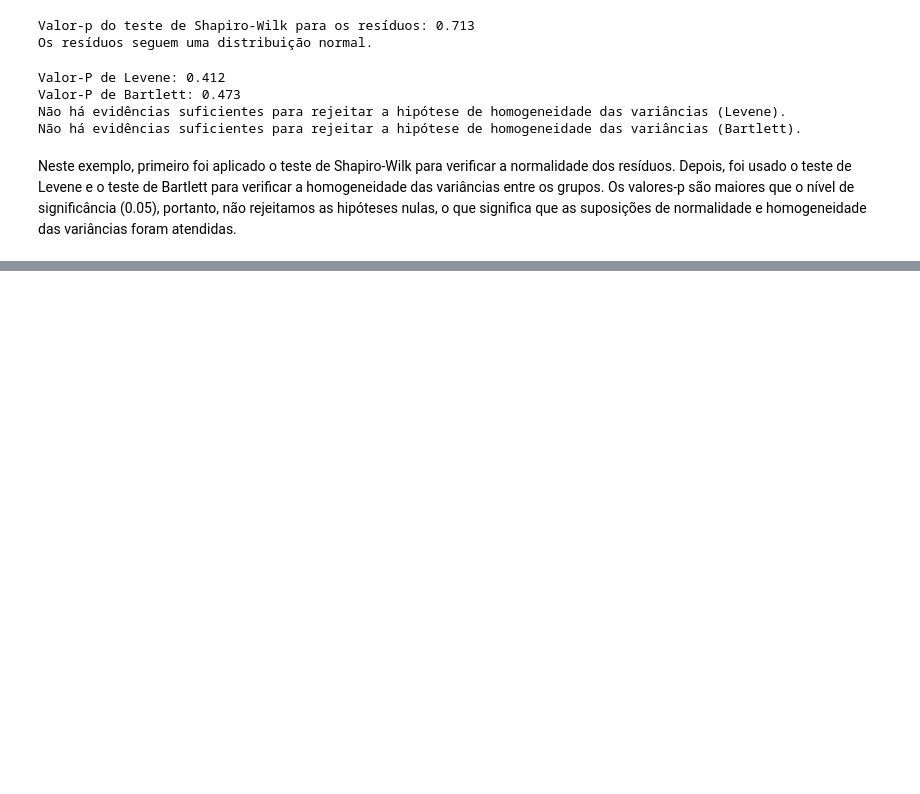
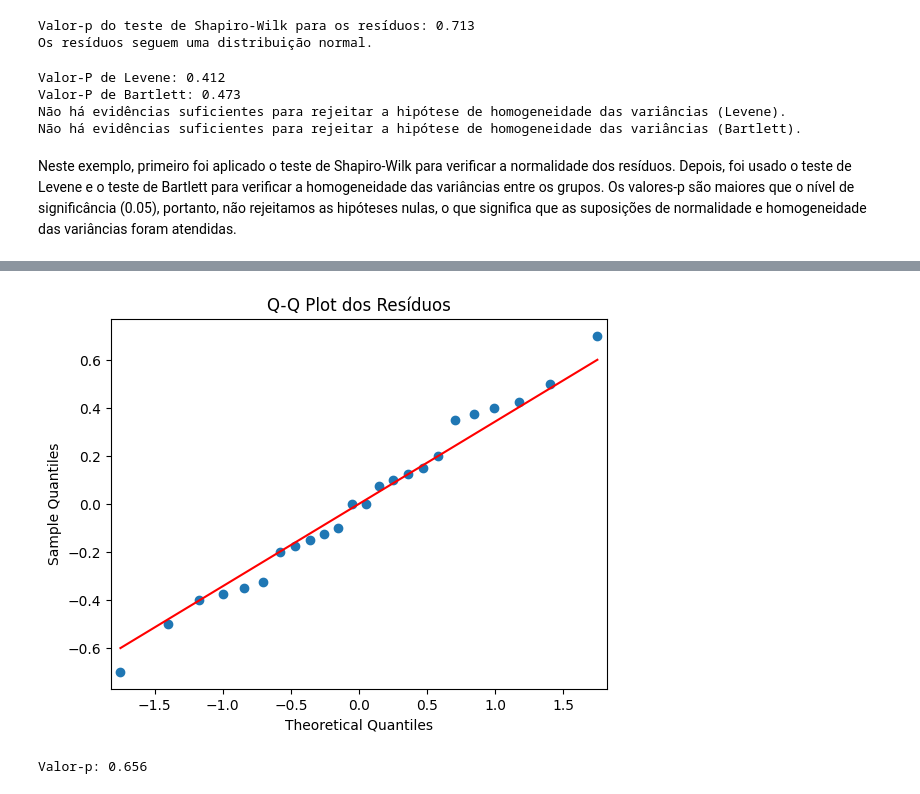
Before and after one commit to prisciladalepiane/machine-learning, a Jupyter notebook: 02-mat-est-aplicada/conceitos/12-Metodos-Parametricos.ipynb, the cells around one changed output, grey strips where cells are left out. Saved outputs shown, nothing was run; the diff lists cells and outputs as text; code cells hidden in the pictures; blank space fills up the shorter version.

Commit message:
ANOVA de 2 fatores

```diff
--- a/02-mat-est-aplicada/conceitos/12-Metodos-Parametricos.ipynb
+++ b/02-mat-est-aplicada/conceitos/12-Metodos-Parametricos.ipynb
@@ -307,0 +320,8 @@ Depois, foi usado o teste de Levene e o teste de Bartlett para verificar a homog
+# %%
+dados = pd.DataFrame({
+    'PesoPerdido': [1.2, 1.5, 1.7, 2.0, 2.3, 2.5, 2.8, 3.0, 2.4, 2.6, 2.9, 3.1,
+                    1.8, 2.0, 2.2, 2.5, 2.7, 2.9, 3.2, 3.5, 3.1, 3.3, 3.6, 3.8],
+    'Dieta': ['A', 'A', 'A', 'A', 'A', 'A', 'A', 'A', 'B', 'B', 'B', 'B', 'B', 'B', 'B', 'B', 'B', 'B', 'B', 'B', 'B', 'B', 'B', 'B'],
+    'Exercicio': ['Baixo', 'Baixo', 'Baixo', 'Baixo', 'Medio', 'Medio', 'Medio', 'Medio', 'Alto', 'Alto', 'Alto', 'Alto', 'Baixo', 'Baixo', 'Baixo', 'Baixo', 'Medio', 'Medio', 'Medio', 'Medio', 'Alto', 'Alto', 'Alto', 'Alto']
+})
+dados.sample(5)
@@ -307,0 +335,7 @@ Depois, foi usado o teste de Levene e o teste de Bartlett para verificar a homog
+# %%
+# Ajustando o modelo
+modelo = ols('PesoPerdido ~ C(Dieta) + C(Exercicio) + C(Dieta):C(Exercicio)', data = dados).fit()
+
+# Realizando a ANOVA
+resultado_anova = sm.stats.anova_lm(modelo, typ = 2)
+print(resultado_anova)
@@ -307,0 +412,6 @@ Depois, foi usado o teste de Levene e o teste de Bartlett para verificar a homog
+# %%
+residuos = modelo.resid
+
+# Teste de Shapiro-Wilk para verificar a normalidade dos resíduos
+stat_shapiro, p_shapiro = shapiro(residuos)
+print(f"Estatística de Shapiro-Wilk: {stat_shapiro:.3f}, Valor-p: {p_shapiro:.3f}")
@@ -307,0 +424,15 @@ Depois, foi usado o teste de Levene e o teste de Bartlett para verificar a homog
+# %%
+# Gráfico de probabilidade normal (Q-Q plot) dos resíduos
+import matplotlib.pyplot as plt
+sm.qqplot(residuos, line = 's')
+plt.title('Q-Q Plot dos Resíduos')
+plt.show()
+# %% [output]
+[figure, added]
+# %%
+# Verificando a homogeneidade das variâncias
+_, p_valor_levene = levene(dados['PesoPerdido'][dados['Dieta'] == 'A'],
+                           dados['PesoPerdido'][dados['Dieta'] == 'B'])
+print(f"Valor-p: {p_valor_levene:.3f}")
+# %% [output]
+Valor-p: 0.656
```
Also changed, not shown: parts of 7 cells of this notebook.
